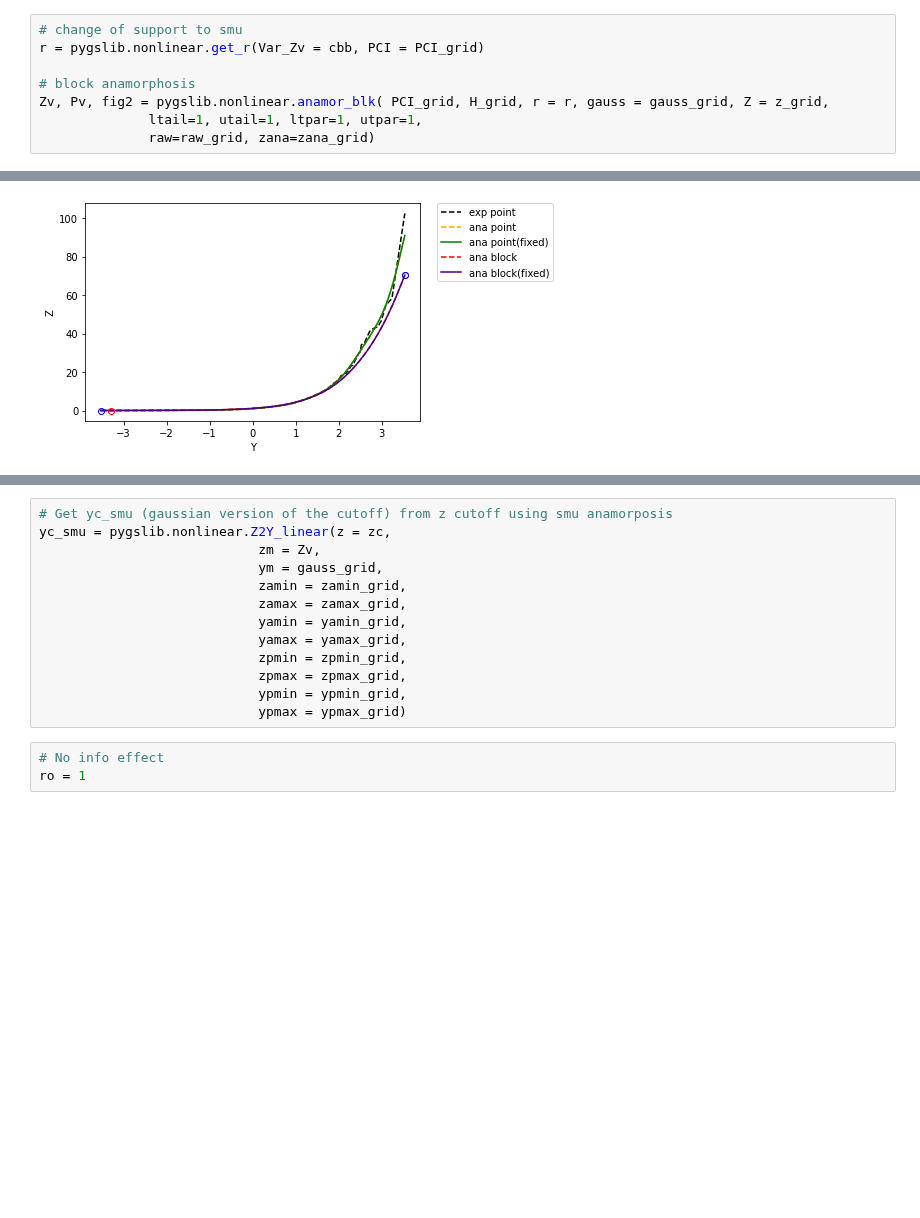
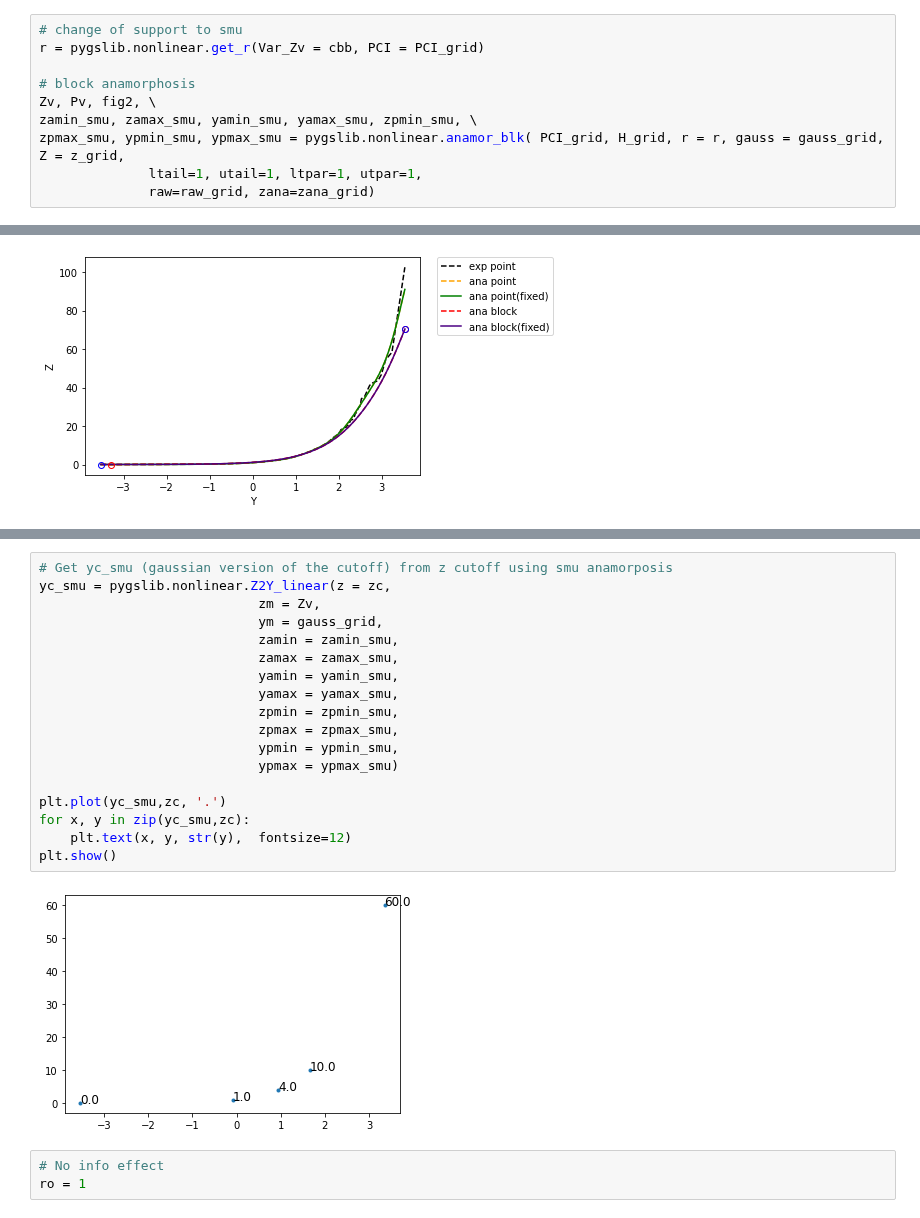
Before and after one commit to opengeostat/pygslib, a Jupyter notebook: pygslib/Ipython_templates/Uniform conditioning test1.ipynb, the cells around one changed output, grey strips where cells are left out. Saved outputs shown, nothing was run; the diff lists cells and outputs as text; blank space fills up the shorter version.

```diff
--- a/pygslib/Ipython_templates/Uniform conditioning test1.ipynb
+++ b/pygslib/Ipython_templates/Uniform conditioning test1.ipynb
@@ -386,7 +386,9 @@ SMU Variance 19.980672790473918 0.11731552319555359
 r = pygslib.nonlinear.get_r(Var_Zv = cbb, PCI = PCI_grid)
 
 # block anamorphosis
-Zv, Pv, fig2 = pygslib.nonlinear.anamor_blk( PCI_grid, H_grid, r = r, gauss = gauss_grid, Z = z_grid,
+Zv, Pv, fig2, \
+zamin_smu, zamax_smu, yamin_smu, yamax_smu, zpmin_smu, \
+zpmax_smu, ypmin_smu, ypmax_smu = pygslib.nonlinear.anamor_blk( PCI_grid, H_grid, r = r, gauss = gauss_grid, Z = z_grid,
               ltail=1, utail=1, ltpar=1, utpar=1,
               raw=raw_grid, zana=zana_grid)
 # %% [output]
@@ -434,16 +444,23 @@ Y_panel = pygslib.nonlinear.Z2Y_linear(z = Z_panel,
 # %%
 # Get yc_smu (gaussian version of the cutoff) from z cutoff using smu anamorposis
 yc_smu = pygslib.nonlinear.Z2Y_linear(z = zc,
                             zm = Zv,
                             ym = gauss_grid,
-                            zamin = zamin_grid,
-                            zamax = zamax_grid,
-                            yamin = yamin_grid,
-                            yamax = yamax_grid,
-                            zpmin = zpmin_grid,
-                            zpmax = zpmax_grid,
-                            ypmin = ypmin_grid,
-                            ypmax = ypmax_grid)
+                            zamin = zamin_smu,
+                            zamax = zamax_smu,
+                            yamin = yamin_smu,
+                            yamax = yamax_smu,
+                            zpmin = zpmin_smu,
+                            zpmax = zpmax_smu,
+                            ypmin = ypmin_smu,
+                            ypmax = ypmax_smu)
+
+plt.plot(yc_smu,zc, '.')
+for x, y in zip(yc_smu,zc):
+    plt.text(x, y, str(y),  fontsize=12)
+plt.show()
+# %% [output]
+[figure, added]
 # %%
 # No info effect
 ro = 1
```
Also changed, not shown: parts of 4 cells of this notebook, 4 other files.
